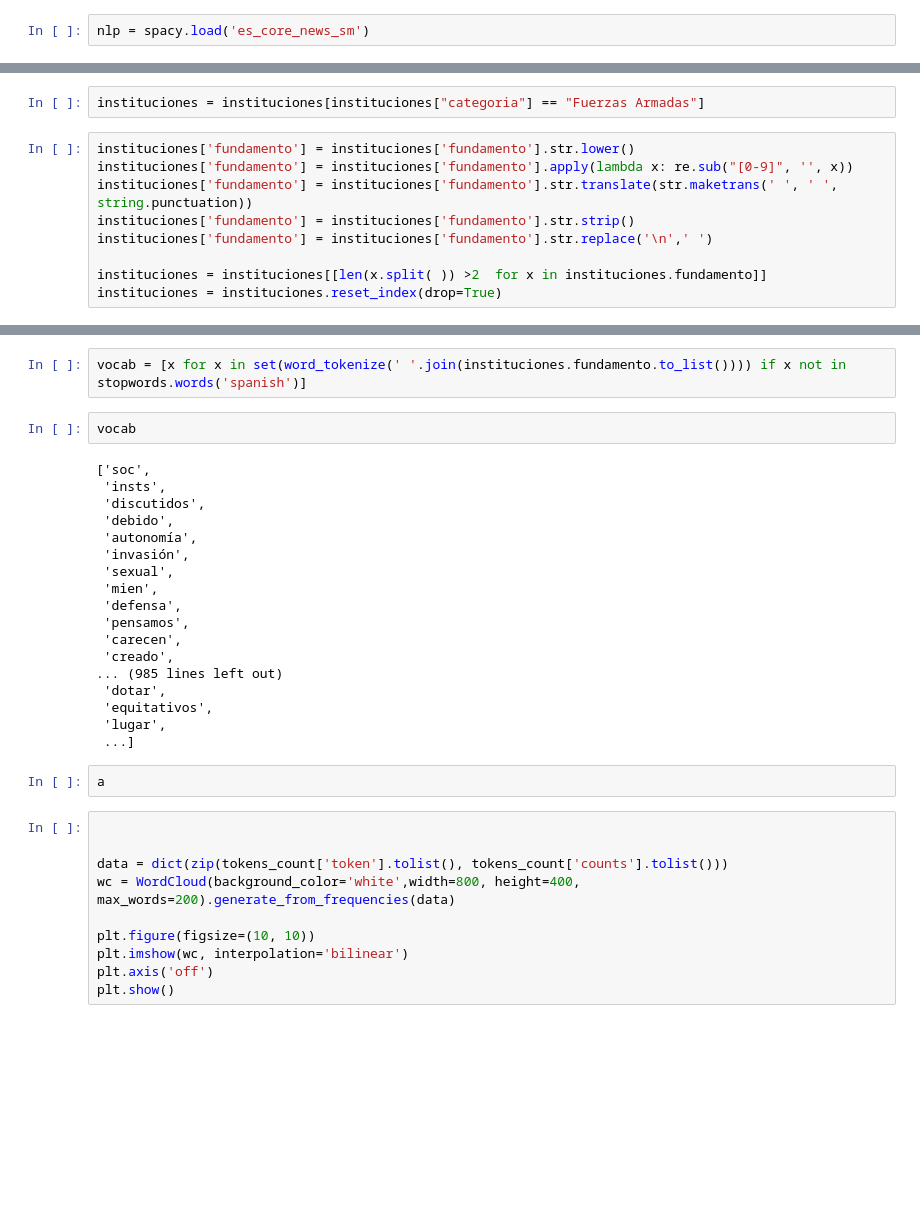
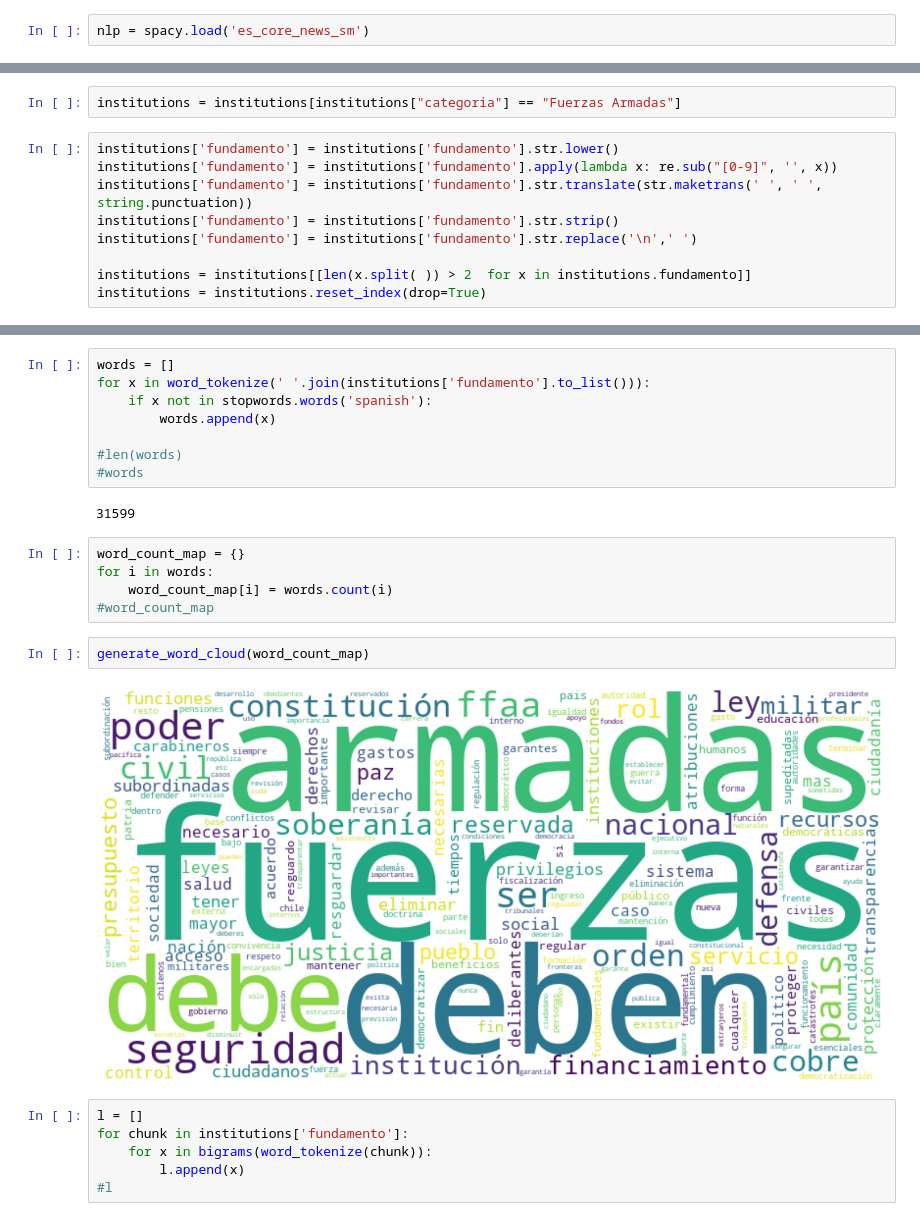
Before and after one commit to napb/PLN_tarea2, a Jupyter notebook: Tarea2.ipynb, the cells around one changed output, grey strips where cells are left out. Cells and saved outputs as stored; diff of their text form; blank space fills up the shorter version.

```diff
--- a/Tarea2.ipynb
+++ b/Tarea2.ipynb
@@ -13,11 +32,11 @@ instituciones = pd.read_excel('data/ELA - Instituciones.xlsx')
 # %%
-instituciones = instituciones[instituciones["categoria"] == "Fuerzas Armadas"]
+institutions = institutions[institutions["categoria"] == "Fuerzas Armadas"]
 # %%
-instituciones['fundamento'] = instituciones['fundamento'].str.lower()
-instituciones['fundamento'] = instituciones['fundamento'].apply(lambda x: re.sub("[0-9]", '', x))
-instituciones['fundamento'] = instituciones['fundamento'].str.translate(str.maketrans(' ', ' ', string.punctuation))
-instituciones['fundamento'] = instituciones['fundamento'].str.strip()
-instituciones['fundamento'] = instituciones['fundamento'].str.replace('\n',' ')
+institutions['fundamento'] = institutions['fundamento'].str.lower()
+institutions['fundamento'] = institutions['fundamento'].apply(lambda x: re.sub("[0-9]", '', x))
+institutions['fundamento'] = institutions['fundamento'].str.translate(str.maketrans(' ', ' ', string.punctuation))
+institutions['fundamento'] = institutions['fundamento'].str.strip()
+institutions['fundamento'] = institutions['fundamento'].str.replace('\n',' ')
 
-instituciones = instituciones[[len(x.split( )) >2  for x in instituciones.fundamento]]
-instituciones = instituciones.reset_index(drop=True)
+institutions = institutions[[len(x.split( )) > 2  for x in institutions.fundamento]]
+institutions = institutions.reset_index(drop=True)
@@ -71,34 +52,25 @@ instituciones.fundamento.to_list()
 # %%
-vocab = [x for x in set(word_tokenize(' '.join(instituciones.fundamento.to_list()))) if x not in stopwords.words('spanish')]
+words = []
+for x in word_tokenize(' '.join(institutions['fundamento'].to_list())):
+    if x not in stopwords.words('spanish'):
+        words.append(x)
+
+#len(words)
+#words
+# %% [output]
+31599
-# %%
-vocab
-# %% [output]
-['soc',
- 'insts',
- 'discutidos',
- 'debido',
- 'autonomía',
- 'invasión',
- 'sexual',
- 'mien',
- 'defensa',
- 'pensamos',
- 'carecen',
- 'creado',
-... (985 lines left out)
- 'dotar',
- 'equitativos',
- 'lugar',
- ...]
-# %%
-a
-# %%
-
-
-data = dict(zip(tokens_count['token'].tolist(), tokens_count['counts'].tolist()))
-wc = WordCloud(background_color='white',width=800, height=400, max_words=200).generate_from_frequencies(data)
-
-plt.figure(figsize=(10, 10))
-plt.imshow(wc, interpolation='bilinear')
-plt.axis('off')
-plt.show()
+# %%
+word_count_map = {}
+for i in words:
+    word_count_map[i] = words.count(i)
+#word_count_map
+# %%
+generate_word_cloud(word_count_map)
+# %% [output]
+[figure, added]
+# %%
+l = []
+for chunk in institutions['fundamento']:
+    for x in bigrams(word_tokenize(chunk)):
+        l.append(x)
+#l
```
Also changed, not shown: parts of 11 cells of this notebook.
